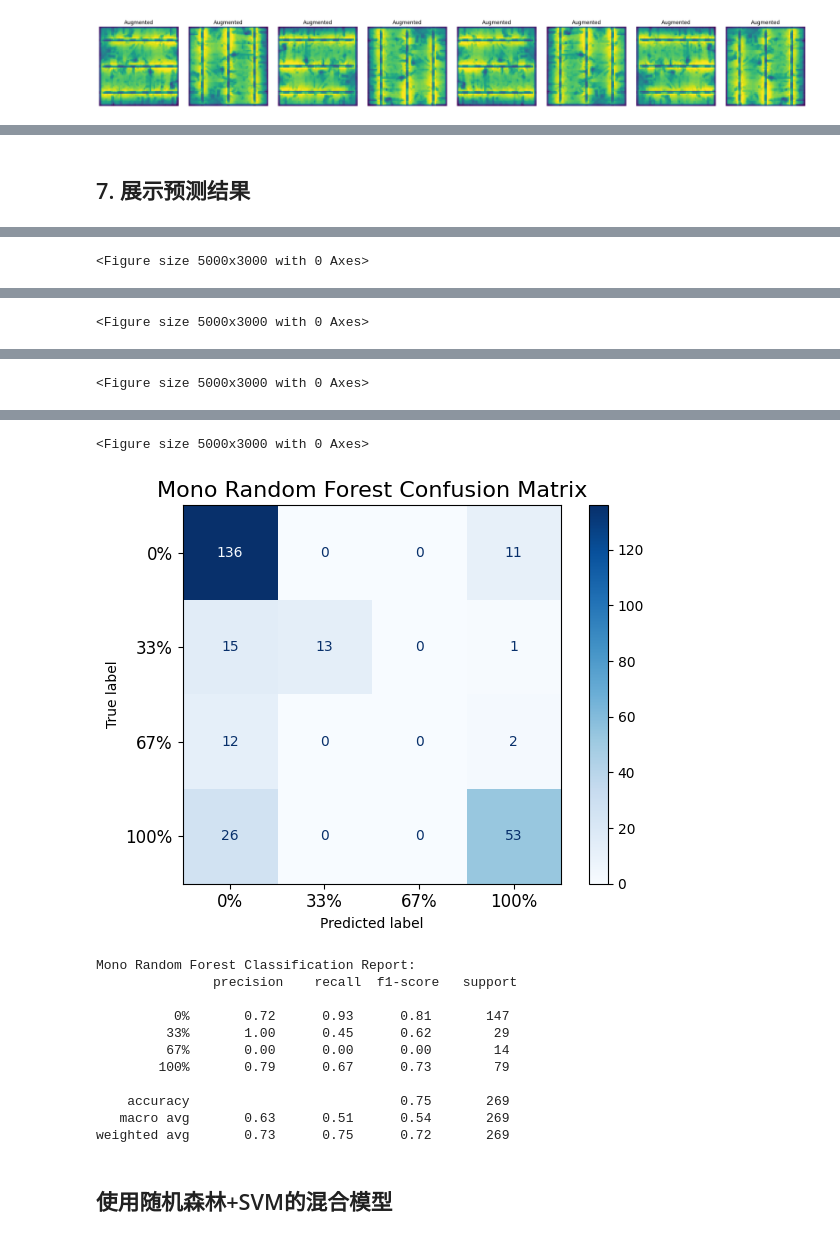
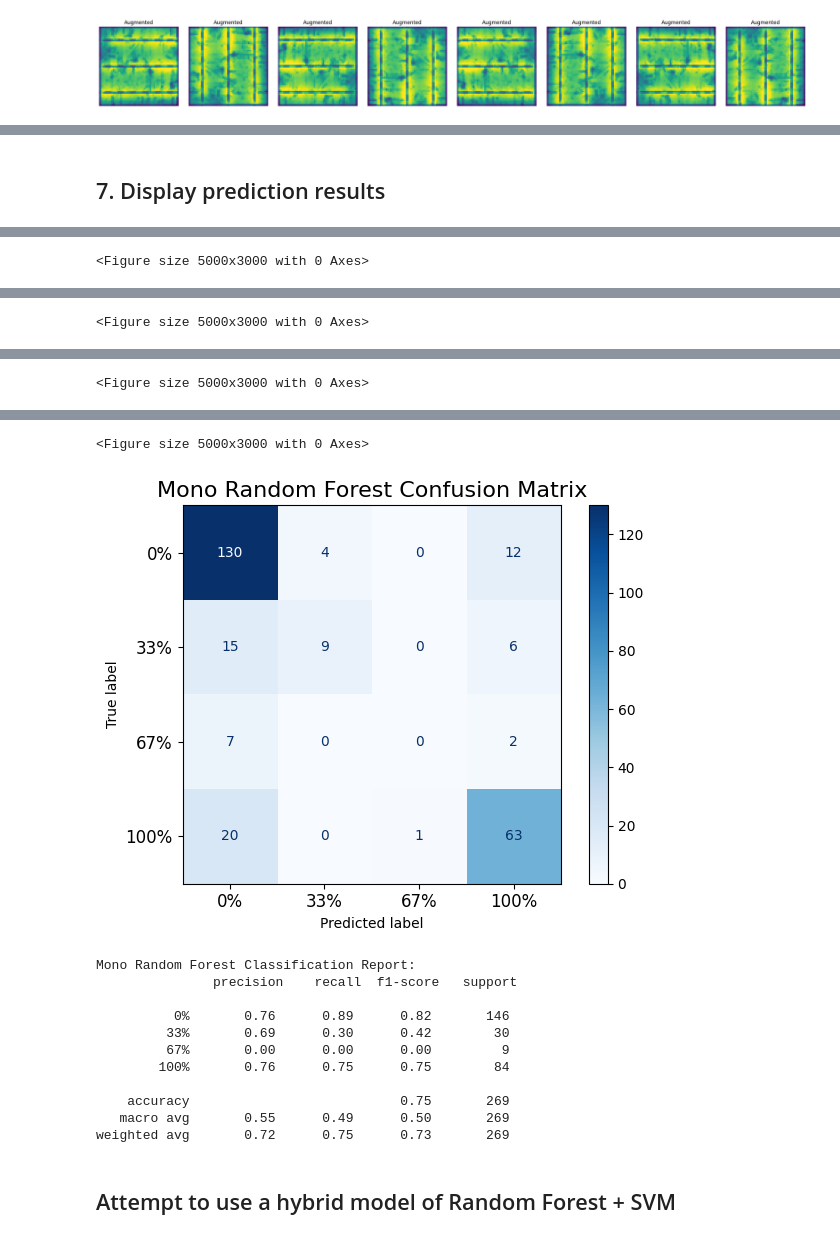
Before and after one commit to thecyberfrank/COMP9517_COMPUTER-VISION, a Jupyter notebook: elpv_ml_100.ipynb, the cells around one changed output, grey strips where cells are left out. Drawn from its saved outputs; the diff is of its cells as text; code cells hidden in the pictures.

```diff
--- a/elpv_ml_100.ipynb
+++ b/elpv_ml_100.ipynb
@@ -251,21 +248,20 @@ display_random_images_with_titles(images, probabilities, types, n_rows=2, n_cols
 # %%
-# 将图片数据展平成一维向量
+# Flatten image data into one-dimensional vectors
 images_flatten = np.array([img.flatten() for img in images])
 
-# 标签编码
+# Label encoding
 le_prob = LabelEncoder()
 labels_prob = le_prob.fit_transform(probabilities)
 
-# 分离出 'poly' 和 'mono' 的特征和标签
+# Separate 'poly' and 'mono' features and labels
 features_poly = images_flatten[types == 'poly']
 labels_prob_poly = labels_prob[types == 'poly']
 
 features_mono = images_flatten[types == 'mono']
 labels_prob_mono = labels_prob[types == 'mono']
 
-# 使用 train_test_split 分别拆分 'poly'数据，'mono' 数据
-# 使用 stratify 进行分层抽样
-X_train_poly, X_test_poly, y_train_poly, y_test_poly = train_test_split(features_poly, labels_prob_poly, test_size=0.25, random_state=15, stratify=labels_prob_poly)
+# Use train_test_split to split 'poly' and 'mono' data separately
+X_train_poly, X_test_poly, y_train_poly, y_test_poly = train_test_split(features_poly, labels_prob_poly, test_size=0.25, random_state=15)
 
-X_train_mono, X_test_mono, y_train_mono, y_test_mono = train_test_split(features_mono, labels_prob_mono, test_size=0.25, random_state=15, stratify=labels_prob_mono)
+X_train_mono, X_test_mono, y_train_mono, y_test_mono = train_test_split(features_mono, labels_prob_mono, test_size=0.25, random_state=15)
 # %% [markdown]
@@ -370,19 +360,18 @@ print(n_test_poly,n_test_mono)
 # %% [markdown]
-## 7. 展示预测结果
+## 7. Display prediction results
 # %%
 from IPython.display import Javascript
 
-# 移除Colab输出区域的高度限制
+# Remove Colab output area height limit
 def remove_output_scrolling():
     display(Javascript(
         'google.colab.output.setIframeHeight(0, true, {maxHeight: 5000})'
     ))
-
-# 调用上面的函数以应用更改
 remove_output_scrolling()
 
 
-# 计算30次的平均精度和F1分数
+
+# Calculate average accuracy and F1 score
 average_accuracy_poly_svm = total_accuracy_poly_svm / num_iterations
 average_f1_score_poly_svm = total_f1_score_poly_svm / num_iterations
 average_accuracy_poly_rf = total_accuracy_poly_rf / num_iterations
@@ -392,54 +381,29 @@ average_f1_score_mono_svm = total_f1_score_mono_svm / num_iterations
 average_accuracy_mono_rf = total_accuracy_mono_rf / num_iterations
 average_f1_score_mono_rf = total_f1_score_mono_rf / num_iterations
 
-# 打印平均结果和最佳结果
+# Print average results and best results
 print("Average and Best Results:")
 print(f"Poly SVM - Avg Accuracy: {average_accuracy_poly_svm}, Best Accuracy: {best_accuracy_poly_svm}, Avg F1 Score: {average_f1_score_poly_svm}, Best F1 Score: {best_f1_score_poly_svm}")
+print(f"Poly RF - Avg Accuracy: {average_accuracy_poly_rf}, Best Accuracy: {best_accuracy_poly_rf}, Avg F1 Score: {average_f1_score_poly_rf}, Best F1 Score: {best_f1_score_poly_rf}")
 print(f"Mono SVM - Avg Accuracy: {average_accuracy_mono_svm}, Best Accuracy: {best_accuracy_mono_svm}, Avg F1 Score: {average_f1_score_mono_svm}, Best F1 Score: {best_f1_score_mono_svm}")
-
-print(f"Poly RF - Avg Accuracy: {average_accuracy_poly_rf}, Best Accuracy: {best_accuracy_poly_rf}, Avg F1 Score: {average_f1_score_poly_rf}, Best F1 Score: {best_f1_score_poly_rf}")
 print(f"Mono RF - Avg Accuracy: {average_accuracy_mono_rf}, Best Accuracy: {best_accuracy_mono_rf}, Avg F1 Score: {average_f1_score_mono_rf}, Best F1 Score: {best_f1_score_mono_rf}")
 
 
-# 计算整体(Poly+Mono)结果
-n_test_poly = len(X_test_poly)
-n_test_mono = len(X_test_mono)
-# 总样本数量
-total_samples = n_test_poly + n_test_mono
-# 计算加权平均准确率和F1 score
-weighted_acc_poly_svm = (average_accuracy_poly_svm * n_test_poly) / total_samples
-weighted_acc_mono_svm = (average_accuracy_mono_svm * n_test_mono) / total_samples
-total_accuracy_svm = weighted_acc_poly_svm + weighted_acc_mono_svm
-weighted_acc_poly_rf = (average_accuracy_poly_rf * n_test_poly) / total_samples
-weighted_acc_mono_rf = (average_accuracy_mono_rf * n_test_mono) / total_samples
-total_accuracy_rf = weighted_acc_poly_rf + weighted_acc_mono_rf
 
-weighted_f1_poly_svm = (average_f1_score_poly_svm * n_test_poly) / total_samples
-weighted_f1_mono_svm = (average_f1_score_mono_svm * n_test_mono) / total_samples
-total_f1_score_svm = weighted_f1_poly_svm + weighted_f1_mono_svm
-weighted_f1_poly_rf = (average_f1_score_poly_rf * n_test_poly) / total_samples
-weighted_f1_mono_rf = (average_f1_score_mono_rf * n_test_mono) / total_samples
-total_f1_score_rf = weighted_f1_poly_rf + weighted_f1_mono_rf
-
-print(f"SVM - Overall Accuracy: {total_accuracy_svm}, Overall F1 Score: {total_f1_score_svm}")
-print(f"RF - Overall Accuracy: {total_accuracy_rf}, Overall F1 Score: {total_f1_score_rf}")
-
-# 绘制混淆矩阵的函数
+# Function to plot the confusion matrix
 def plot_confusion_matrix(cm, classes, title='Confusion Matrix', figsize=(50, 30), fontsize=12):
     plt.figure(figsize=figsize)
     disp = ConfusionMatrixDisplay(confusion_matrix=cm, display_labels=classes)
     disp.plot(cmap=plt.cm.Blues)
     plt.title(title, fontsize=fontsize+4)
 
-    # 增加横纵坐标轴的字体大小
+    # Increase the font size of the x and y-axis
     plt.xticks(fontsize=fontsize)
     plt.yticks(fontsize=fontsize)
-
-    # 调整边距来确保内容的完整性
     plt.tight_layout()
     plt.show()
 
-# 计算混淆矩阵
+# Compute the confusion matrix
 svm_cm_poly = confusion_matrix(y_test_poly, svm_predictions_poly)
 svm_cm_mono = confusion_matrix(y_test_mono, svm_predictions_mono)
 
@@ -453,13 +417,13 @@ label_mapping = {
     3: '100%'
 }
 
-# 绘制混淆矩阵，打印分类报告
+# Plot the confusion matrix and print the classification report
 plot_confusion_matrix(svm_cm_poly, classes=list(label_mapping.values()), title='Poly SVM Confusion Matrix')
 svm_report_poly = classification_report(y_test_poly, svm_predictions_poly, target_names=list(label_mapping.values()), zero_division=0)
 print("Poly SVM Classification Report:\n", svm_report_poly)
 plot_confusion_matrix(svm_cm_mono, classes=list(label_mapping.values()), title='Mono SVM Confusion Matrix')
 svm_report_mono = classification_report(y_test_mono, svm_predictions_mono, target_names=list(label_mapping.values()), zero_division=0)
-print("Mono SVM Classification Rep  ort:\n", svm_report_mono)
+print("Mono SVM Classification Report:\n", svm_report_mono)
 
 
 plot_confusion_matrix(rf_cm_poly, classes=list(label_mapping.values()), title='Poly Random Forest Confusion Matrix')
@@ -519,18 +481,18 @@ weighted avg       0.72      0.73      0.70       388
 <Figure size 5000x3000 with 0 Axes>
-[figure, old version]
+[figure, new version]
 Mono Random Forest Classification Report:
                precision    recall  f1-score   support
 
-          0%       0.72      0.93      0.81       147
-         33%       1.00      0.45      0.62        29
-         67%       0.00      0.00      0.00        14
-        100%       0.79      0.67      0.73        79
+          0%       0.76      0.89      0.82       146
+         33%       0.69      0.30      0.42        30
+         67%       0.00      0.00      0.00         9
+        100%       0.76      0.75      0.75        84
 
     accuracy                           0.75       269
-   macro avg       0.63      0.51      0.54       269
-weighted avg       0.73      0.75      0.72       269
+   macro avg       0.55      0.49      0.50       269
+weighted avg       0.72      0.75      0.73       269
 # %% [markdown]
-## 使用随机森林+SVM的混合模型
+## Attempt to use a hybrid model of Random Forest + SVM
 # %%
 from IPython.display import Javascript
 
```
Also changed, not shown: parts of 18 cells of this notebook, 1 other file.
